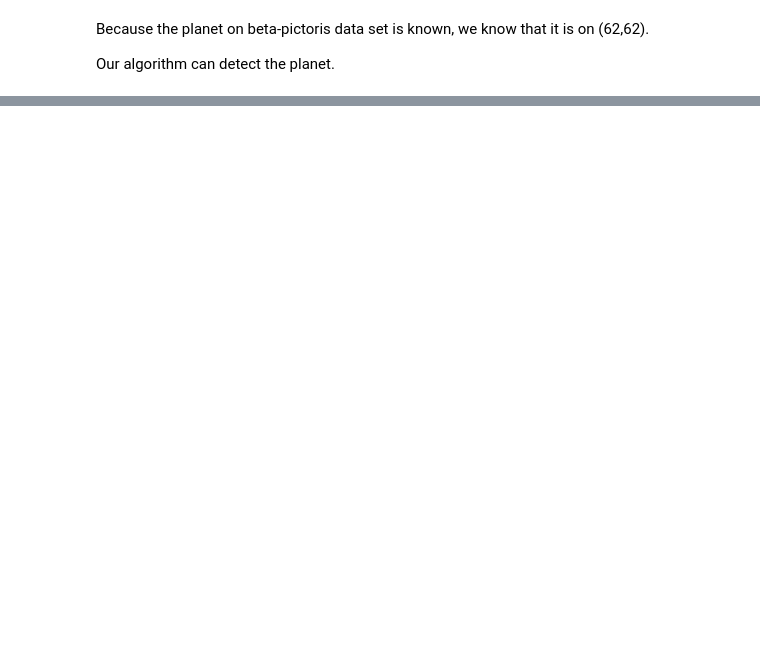
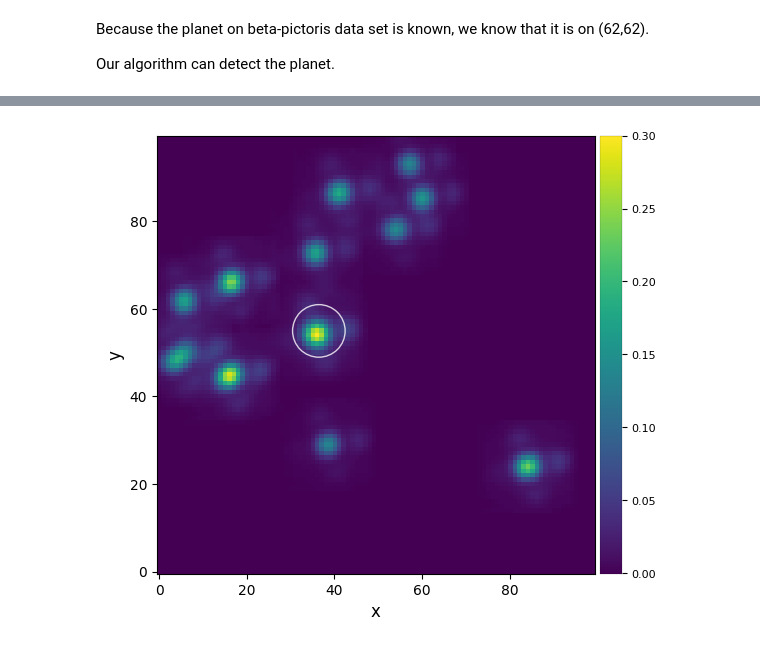
Before and after one commit to hazandaglayan/trajectorlets, a Jupyter notebook: example_exoplanet.ipynb, the cells around one changed output, grey strips where cells are left out. Drawn from its saved outputs; the diff is of its cells as text; code cells hidden in the pictures; blank space fills up the shorter version.

```diff
--- a/example_exoplanet.ipynb
+++ b/example_exoplanet.ipynb
@@ -68,0 +76,23 @@ plot_frames(frame_planet, circle=(62,62))
+# %%
+adi_cube = '/home/daglayansevi/mc_vip_package/datasets/bpic_naco_empty.fits'#'../../datasets/bpic_naco'
+adi_pa = '/home/daglayansevi/mc_vip_package/datasets/bpic_naco.fits'#'../../datasets/bpic_naco'
+adi_psf = '/home/daglayansevi/mc_vip_package/datasets/naco_psf.fits'#'../../datasets/naco_psf'
+
+dataset = vip.hci_dataset.Dataset(
+    cube=vip.fits.open_fits(adi_cube, verbose=False),
+    angles=vip.fits.open_fits(adi_cube, n=1, verbose=False),
+    psf=vip.fits.open_fits(adi_psf,verbose=False)
+)
+dataset.normalize_psf(verbose=False, size=21)
+dataset.planets = []
+dataset.px_scale = 0.
+dataset.angles = -dataset.angles
+dataset.recenter(negative=True, plot=False)
+
+from vip_hci.fm.fakecomp import cube_inject_companions
+dataset.crop_frames(100)
+dataset.cube = dataset.cube[0:612:3]
+dataset.angles = dataset.angles[0:612:3]
+
+flux = 71.201675*1.5
+cubefc, location = cube_inject_companions(dataset.cube, dataset.psfn, dataset.angles, flevel=flux, rad_dists=3*dataset.fwhm, plsc=0.02727, n_branches = 1, theta = 160, verbose=True, full_output=True)
@@ -68,0 +124,4 @@ plot_frames(frame_planet, circle=(62,62))
+# %%
+r=10
+s=10
+cube_planet, cube_background, all_pixels, opt_log = exoplanet_lrpt_annular(cubefc, dataset.angles, dataset.fwhm, inner_rad=10, outer_rad=50, asize=10, r=r, s=s, MAX_ITER=100, psfn = dataset.psfn, normalize = True, lsqr_init=False, verbosity=1)
@@ -68,0 +136,4 @@ plot_frames(frame_planet, circle=(62,62))
+# %%
+plot_frames((cube_planet), circle=(location[0][1], location[0][0]), vmax=0.3)
+# %% [output]
+[figure, added]
```
Also changed, not shown: parts of 9 cells of this notebook.
